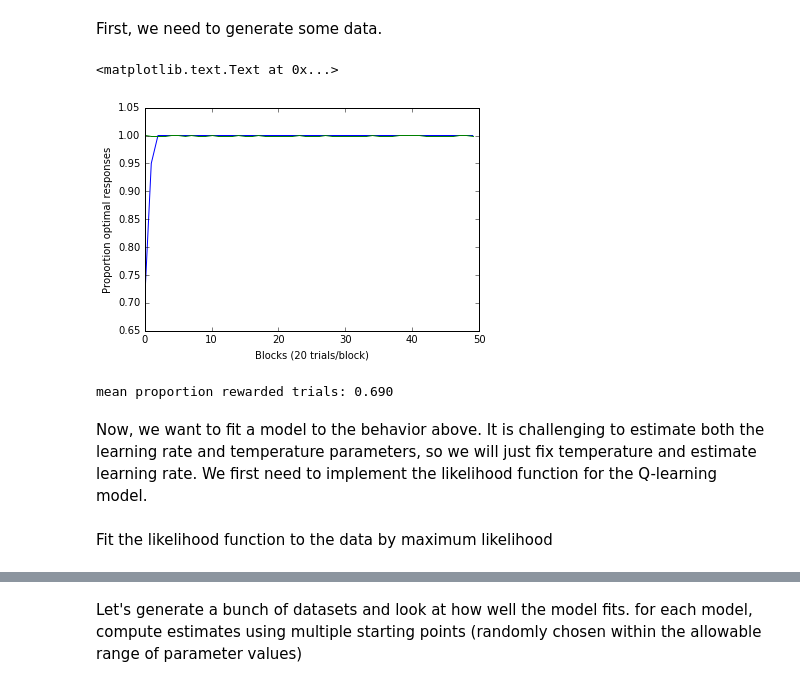
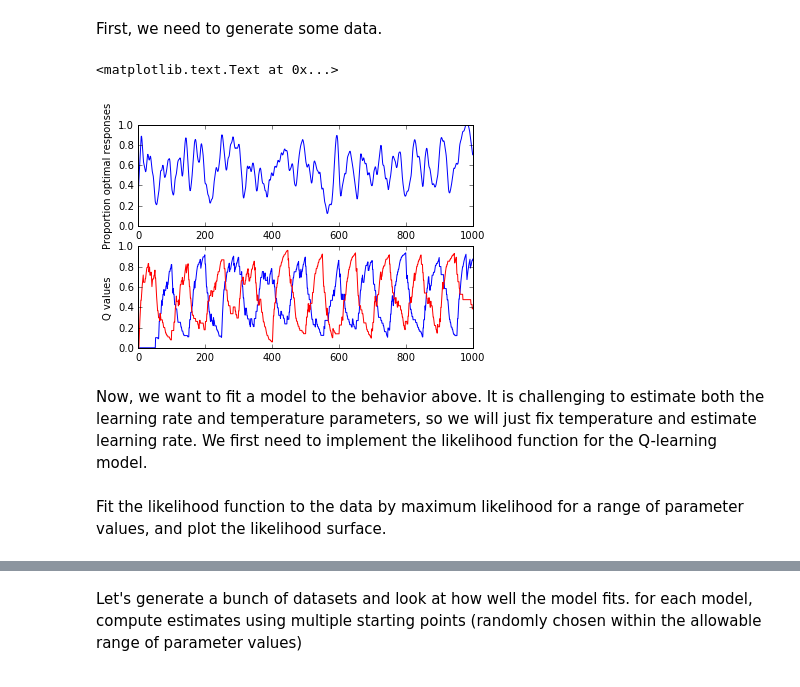
Before and after one commit to poldrack/jdm, a Jupyter notebook: reinforcement-learning/RL-fitting.ipynb, the cells around one changed output, grey strips where cells are left out. Cells and saved outputs as stored; diff of their text form; code cells hidden in the pictures.

```diff
--- a/reinforcement-learning/RL-fitting.ipynb
+++ b/reinforcement-learning/RL-fitting.ipynb
@@ -41,19 +41,20 @@ correct_resp[900:1000]=1
 # %%
 # forward model to generate data using q-learning
-def generate_data(learning_rate=0.01,temp=0.05,p_A=0.75):
+def generate_data(learning_rate=0.1,temp=1,prob=0.8):
 
-    ntrials=correct_resp.shape[0]
-    q=[0.0,0,0]
-
+    correct_resp=get_correct_resp()
+    ntrials=len(correct_resp)
+    q=numpy.zeros((ntrials,2))
     resp=numpy.zeros(ntrials)
     reward=numpy.zeros(ntrials)
-    correct=numpy.zeros(ntrials)
-
 
     for i in range(ntrials):
-        resp[i]=softmax(q,temp)
-        reward[i]=outcome(resp[i],p_A)
-        correct[i]=resp[i]==correct_resp[i]
-        q[int(resp[i])]=q[int(resp[i])] + learning_rate*(reward[i]-q[int(resp[i])])
+        if i==0:
+            q[i,:]=numpy.array([0,0])
+        else:
+            q[i,:]=q[i-1,:]
+        resp[i]=softmax(q[i,:],temp)
+        reward[i]=outcome(resp[i],correct_resp[i],prob)
+        q[i,int(resp[i])]=q[i,int(resp[i])] + learning_rate*(reward[i]-q[i,int(resp[i])])
 
-    return resp,reward,correct,learning_rate,temp
+    return resp,reward,q,learning_rate,temp
@@ -71,19 +61,22 @@ def block_summary(resp,blocksize=20):
 # %%
-resp,reward,correct,learning_rate,temp=generate_data()
+# generate some data and plot it
 
-block_reward,blocksize=block_summary(resp)
-plt.plot(block_reward)
-smooth=statsmodels.nonparametric.smoothers_lowess.lowess(block_reward,numpy.arange(block_reward.shape[0]),frac=0.33)
+resp,reward,q,learning_rate,temp=generate_data(prob=0.9)
+correct= resp==get_correct_resp()
+
+plt.subplot(2,1,1)
+smooth=statsmodels.nonparametric.smoothers_lowess.lowess(correct,numpy.arange(resp.shape[0]),frac=0.02)
 plt.plot(smooth[:,1])
-plt.xlabel('Blocks (%d trials/block)'%blocksize)
+plt.axis([0,1000,0,1])
+plt.xlabel('trials')
 plt.ylabel('Proportion optimal responses')
+plt.subplot(2,1,2)
+plt.plot(q[:,0],'blue')
+plt.plot(q[:,1],'red')
+plt.ylabel('Q values')
 # %% [output]
 <matplotlib.text.Text at 0x...>
-[figure, old version]
+[figure, new version]
-# %%
-print('mean proportion rewarded trials: %0.3f'%numpy.mean(reward))
-# %% [output]
-mean proportion rewarded trials: 0.690
 # %% [markdown]
 Now, we want to fit a model to the behavior above.  It is challenging to estimate both the learning rate and temperature parameters, so we will just fix temperature and estimate learning rate.  We first need to implement the likelihood function for the Q-learning model.
 # %%
@@ -104,3 +100,3 @@ def q_negloglike(params):
     return -1*ll_sum
 # %% [markdown]
-Fit the likelihood function to the data by maximum likelihood
+Fit the likelihood function to the data by maximum likelihood for a range of parameter values, and plot the likelihood surface.
```
Also changed, not shown: parts of 16 cells of this notebook.
